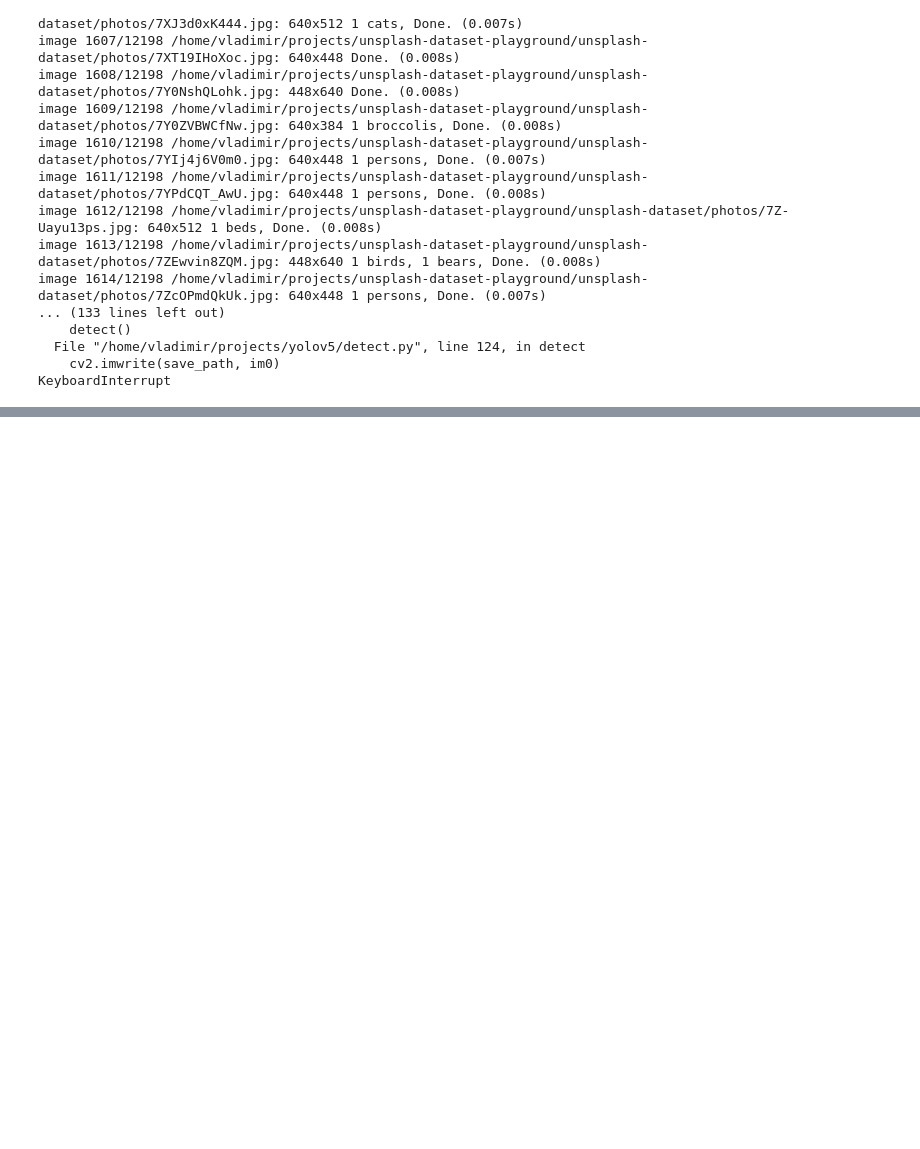
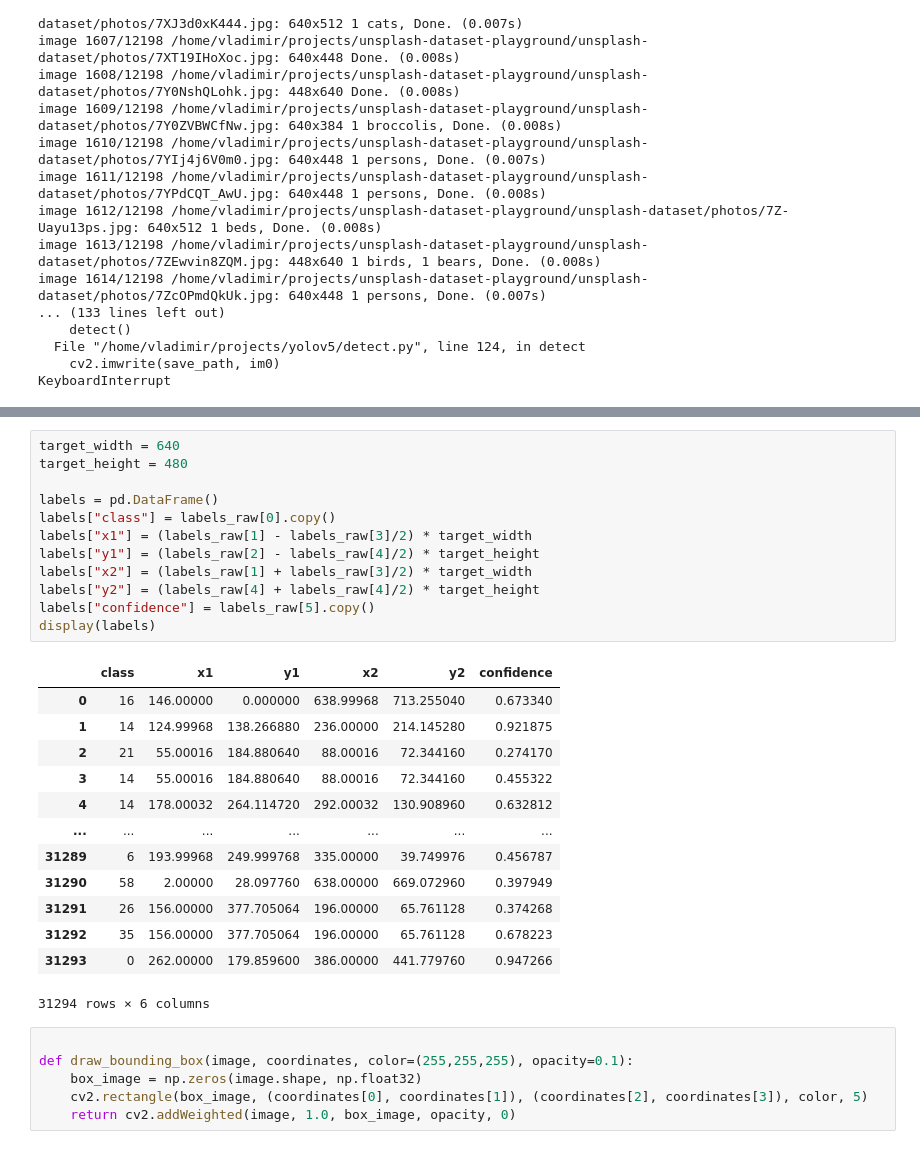
Before and after one commit to haltakov/unsplash-dataset-playground, a Jupyter notebook: scripts/run_yolo.ipynb, the cells around one changed output, grey strips where cells are left out. Drawn from its saved outputs; the diff is of its cells as text; blank space fills up the shorter version.

```diff
--- a/scripts/run_yolo.ipynb
+++ b/scripts/run_yolo.ipynb
@@ -115,0 +146,32 @@ KeyboardInterrupt
+# %%
+target_width = 640
+target_height = 480
+
+labels = pd.DataFrame()
+labels["class"] = labels_raw[0].copy()
+labels["x1"] = (labels_raw[1] - labels_raw[3]/2) * target_width
+labels["y1"] = (labels_raw[2] - labels_raw[4]/2) * target_height
+labels["x2"] = (labels_raw[1] + labels_raw[3]/2) * target_width
+labels["y2"] = (labels_raw[4] + labels_raw[4]/2) * target_height
+labels["confidence"] = labels_raw[5].copy()
+display(labels)
+# %% [output]
+|  | class | x1 | y1 | x2 | y2 | confidence |
+| 0 | 16 | 146.00000 | 0.000000 | 638.99968 | 713.255040 | 0.673340 |
+| 1 | 14 | 124.99968 | 138.266880 | 236.00000 | 214.145280 | 0.921875 |
+| 2 | 21 | 55.00016 | 184.880640 | 88.00016 | 72.344160 | 0.274170 |
+| 3 | 14 | 55.00016 | 184.880640 | 88.00016 | 72.344160 | 0.455322 |
+| 4 | 14 | 178.00032 | 264.114720 | 292.00032 | 130.908960 | 0.632812 |
+| ... | ... | ... | ... | ... | ... | ... |
+| 31289 | 6 | 193.99968 | 249.999768 | 335.00000 | 39.749976 | 0.456787 |
+| 31290 | 58 | 2.00000 | 28.097760 | 638.00000 | 669.072960 | 0.397949 |
+| 31291 | 26 | 156.00000 | 377.705064 | 196.00000 | 65.761128 | 0.374268 |
+| 31292 | 35 | 156.00000 | 377.705064 | 196.00000 | 65.761128 | 0.678223 |
+| 31293 | 0 | 262.00000 | 179.859600 | 386.00000 | 441.779760 | 0.947266 |
+31294 rows × 6 columns
+# %%
+
+def draw_bounding_box(image, coordinates, color=(255,255,255), opacity=0.1):
+    box_image = np.zeros(image.shape, np.float32)
+    cv2.rectangle(box_image, (coordinates[0], coordinates[1]), (coordinates[2], coordinates[3]), color, 5)
+    return cv2.addWeighted(image, 1.0, box_image, opacity, 0)
```
Also changed, not shown: parts of 5 cells of this notebook.
